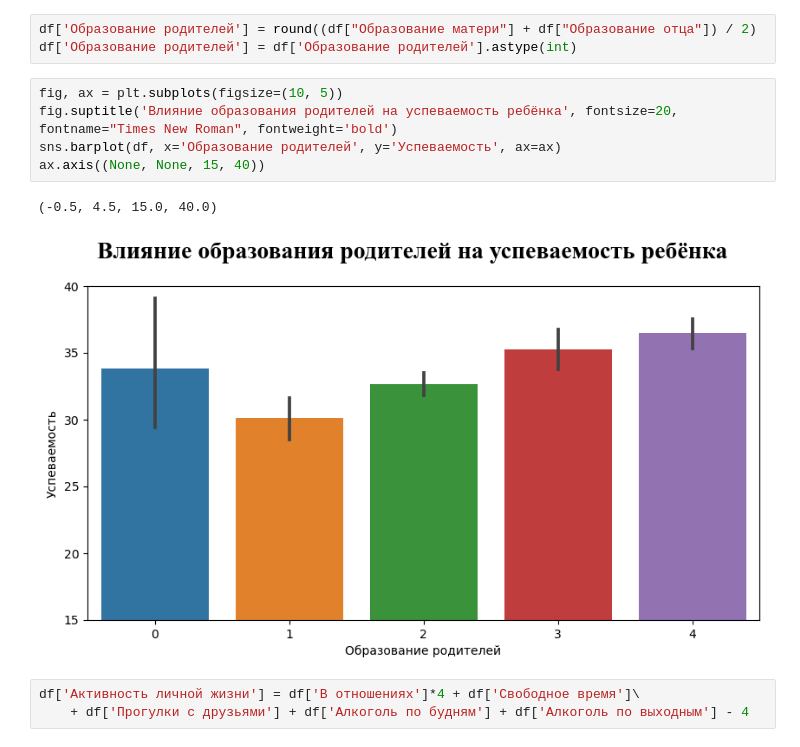
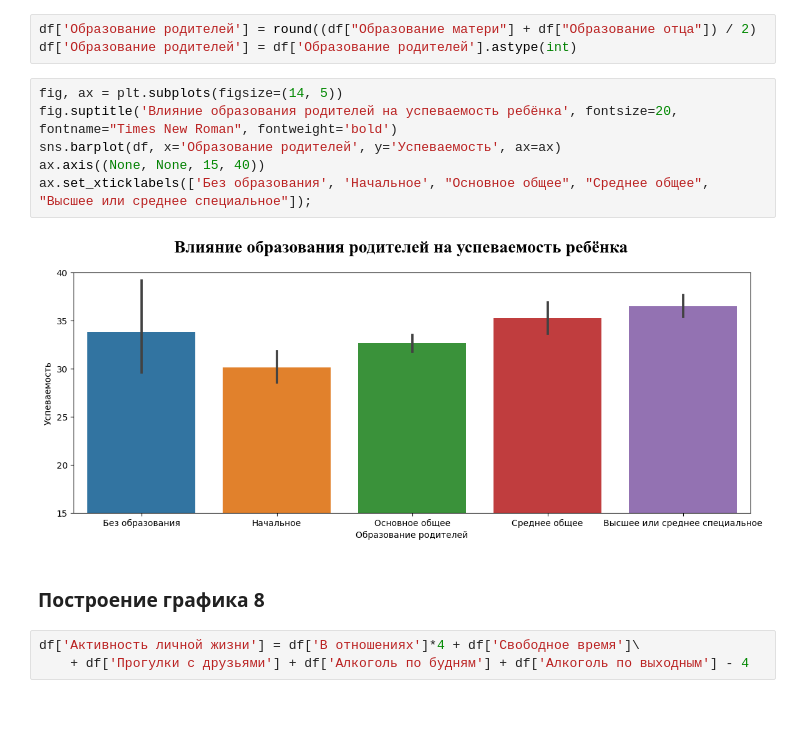
Before and after one commit to GaganovAlexander/BDST-course-paper, a Jupyter notebook: main.ipynb, the cells around one changed output. Saved outputs shown, nothing was run; the diff lists cells and outputs as text; blank space fills up the shorter version.

```diff
--- a/main.ipynb
+++ b/main.ipynb
@@ -190,13 +190,15 @@ ax.legend()
 df['Образование родителей'] = round((df["Образование матери"] + df["Образование отца"]) / 2)
 df['Образование родителей'] = df['Образование родителей'].astype(int)
 # %%
-fig, ax = plt.subplots(figsize=(10, 5))
+fig, ax = plt.subplots(figsize=(14, 5))
 fig.suptitle('Влияние образования родителей на успеваемость ребёнка', fontsize=20, fontname="Times New Roman", fontweight='bold')
 sns.barplot(df, x='Образование родителей', y='Успеваемость', ax=ax)
 ax.axis((None, None, 15, 40))
+ax.set_xticklabels(['Без образования', 'Начальное', "Основное общее", "Среднее общее", "Высшее или среднее специальное"]);
 # %% [output]
-(-0.5, 4.5, 15.0, 40.0)
-[figure, old version]
+[figure, new version]
+# %% [markdown]
+### Построение графика 8
 # %%
 df['Активность личной жизни'] = df['В отношениях']*4 + df['Свободное время']\
     + df['Прогулки с друзьями'] + df['Алкоголь по будням'] + df['Алкоголь по выходным'] - 4
```
Also changed, not shown: parts of 7 cells of this notebook, 1 other file.
